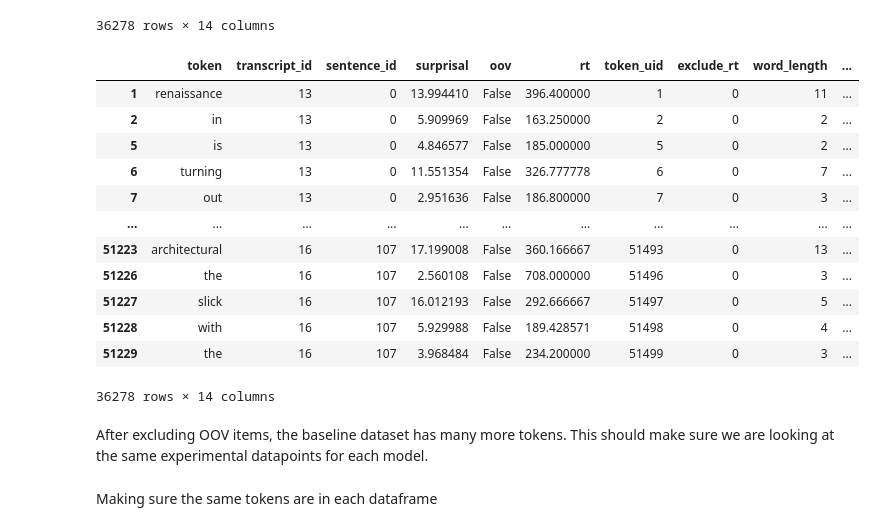
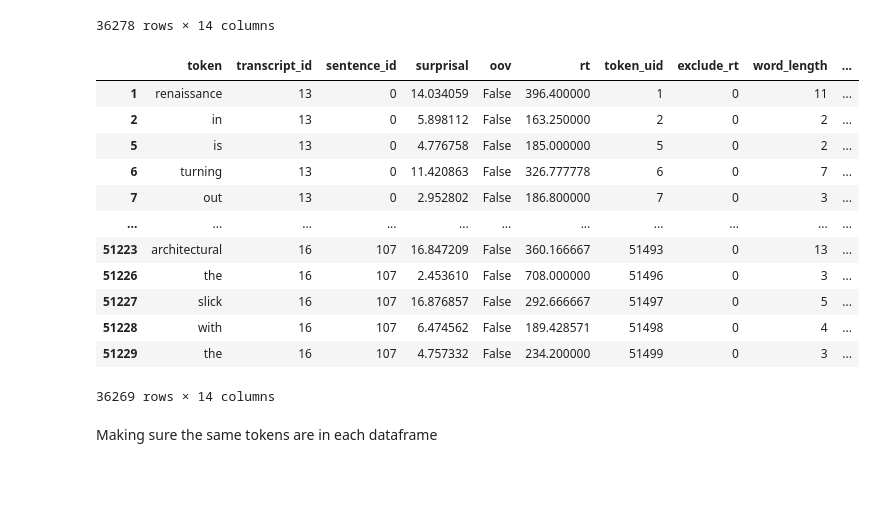
Before and after one commit to sathvikn/dl-psych-tokenization, a Jupyter notebook: analysis.ipynb, the cells around one changed output. Saved outputs shown, nothing was run; the diff lists cells and outputs as text; code cells hidden in the pictures; blank space fills up the shorter version.

```diff
--- a/analysis.ipynb
+++ b/analysis.ipynb
@@ -10,6 +12,8 @@ rts = pd.read_csv("dundee_rts_v1.csv")
 rts["token"] = rts["token"].str.replace('[^\w\s]','')
 rts['token'].replace('', np.nan, inplace=True)
 rts = rts.dropna()
+model_config = json.load(open("model_config.json"))
 baseline = pd.read_csv("surprisal_data/v1/baseline.csv")
 bpe = pd.read_csv("surprisal_data/v1/bpe.csv")
+morph = pd.read_csv("surprisal_data/dundee_transducer_surprisal.csv")
 # %%
@@ -36,21 +61,3 @@ bpe_rts
 | 51228 | with | 16 | 107 | 5.806637 | False | 189.428571 | 51498 | 0 | 4 | ... |
 | 51229 | the | 16 | 107 | 4.007113 | False | 234.200000 | 51499 | 0 | 3 | ... |
 36278 rows × 14 columns
-# %%
-baseline_rts
-# %% [output]
-|  | token | transcript_id | sentence_id | surprisal | oov | rt | token_uid | exclude_rt | word_length | ... |
-| 1 | renaissance | 13 | 0 | 13.994410 | False | 396.400000 | 1 | 0 | 11 | ... |
-| 2 | in | 13 | 0 | 5.909969 | False | 163.250000 | 2 | 0 | 2 | ... |
-| 5 | is | 13 | 0 | 4.846577 | False | 185.000000 | 5 | 0 | 2 | ... |
-| 6 | turning | 13 | 0 | 11.551354 | False | 326.777778 | 6 | 0 | 7 | ... |
-| 7 | out | 13 | 0 | 2.951636 | False | 186.800000 | 7 | 0 | 3 | ... |
-| ... | ... | ... | ... | ... | ... | ... | ... | ... | ... | ... |
-| 51223 | architectural | 16 | 107 | 17.199008 | False | 360.166667 | 51493 | 0 | 13 | ... |
-| 51226 | the | 16 | 107 | 2.560108 | False | 708.000000 | 51496 | 0 | 3 | ... |
-| 51227 | slick | 16 | 107 | 16.012193 | False | 292.666667 | 51497 | 0 | 5 | ... |
-| 51228 | with | 16 | 107 | 5.929988 | False | 189.428571 | 51498 | 0 | 4 | ... |
-| 51229 | the | 16 | 107 | 3.968484 | False | 234.200000 | 51499 | 0 | 3 | ... |
-36278 rows × 14 columns
-# %% [markdown]
-After excluding OOV items, the baseline dataset has many more tokens. This should make sure we are looking at the same experimental datapoints for each model.
@@ -59,2 +64,18 @@ baseline_rts = baseline_rts[baseline_rts['token_uid'].isin(bpe_rts['token_uid'])
+# %%
+morph_rts
+# %% [output]
+|  | token | transcript_id | sentence_id | surprisal | oov | rt | token_uid | exclude_rt | word_length | ... |
+| 1 | renaissance | 13 | 0 | 14.034059 | False | 396.400000 | 1 | 0 | 11 | ... |
+| 2 | in | 13 | 0 | 5.898112 | False | 163.250000 | 2 | 0 | 2 | ... |
+| 5 | is | 13 | 0 | 4.776758 | False | 185.000000 | 5 | 0 | 2 | ... |
+| 6 | turning | 13 | 0 | 11.420863 | False | 326.777778 | 6 | 0 | 7 | ... |
+| 7 | out | 13 | 0 | 2.952802 | False | 186.800000 | 7 | 0 | 3 | ... |
+| ... | ... | ... | ... | ... | ... | ... | ... | ... | ... | ... |
+| 51223 | architectural | 16 | 107 | 16.847209 | False | 360.166667 | 51493 | 0 | 13 | ... |
+| 51226 | the | 16 | 107 | 2.453610 | False | 708.000000 | 51496 | 0 | 3 | ... |
+| 51227 | slick | 16 | 107 | 16.876857 | False | 292.666667 | 51497 | 0 | 5 | ... |
+| 51228 | with | 16 | 107 | 6.474562 | False | 189.428571 | 51498 | 0 | 4 | ... |
+| 51229 | the | 16 | 107 | 4.757332 | False | 234.200000 | 51499 | 0 | 3 | ... |
+36269 rows × 14 columns
 # %% [markdown]
 Making sure the same tokens are in each dataframe
```
Also changed, not shown: parts of 23 cells of this notebook, 2 other files.
